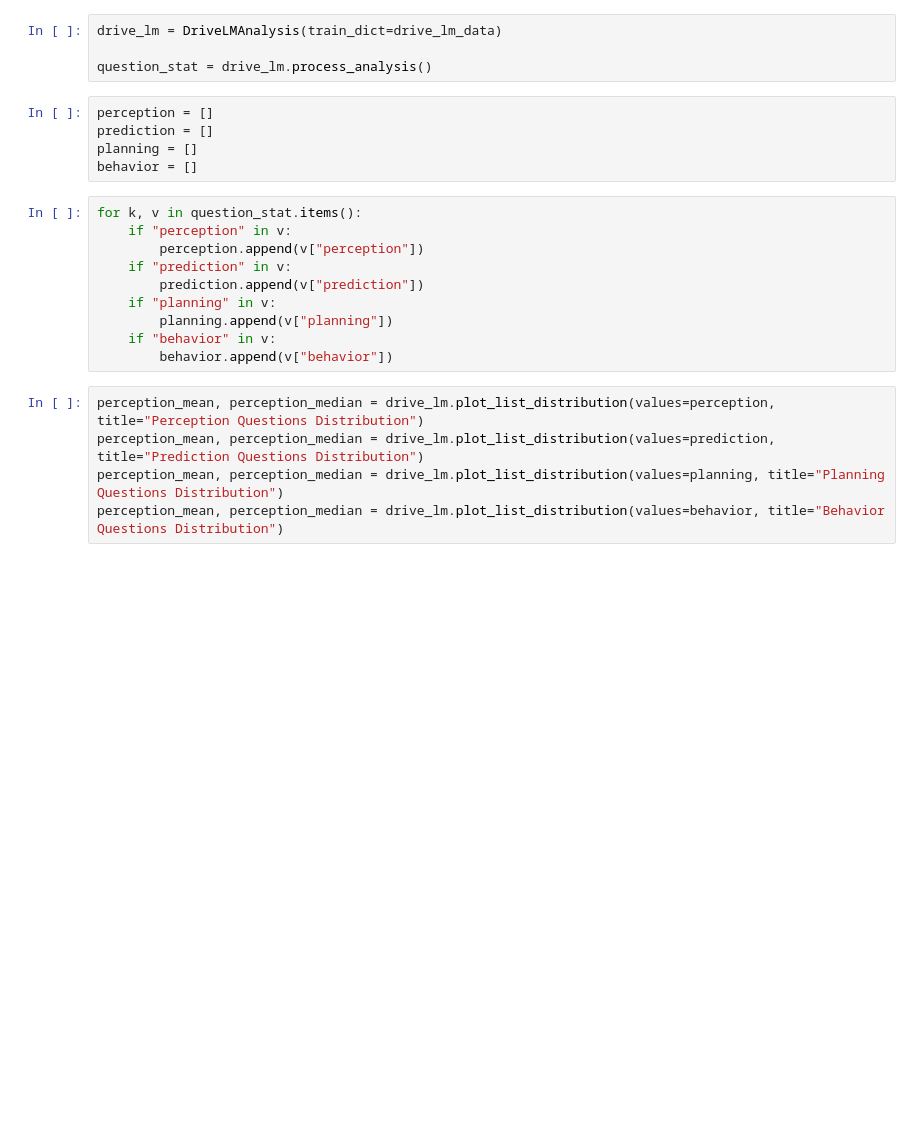
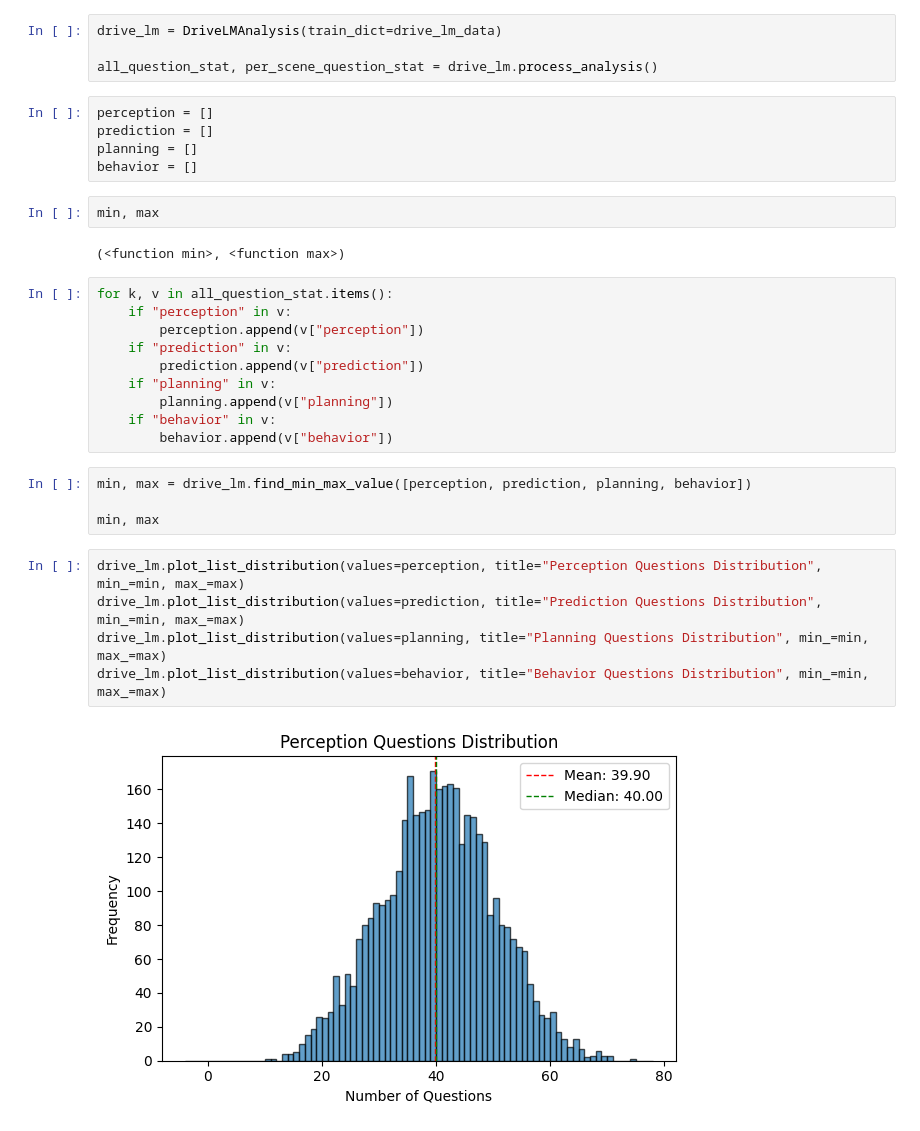
Before and after one commit to rohit-upadhya/driveLM-RAG, a Jupyter notebook: src/analysis/analyze_drive_lm.ipynb, the cells around one changed output. Cells and saved outputs as stored; diff of their text form; blank space fills up the shorter version.

Commit message:
update : updated drive lm analysis

```diff
--- a/src/analysis/analyze_drive_lm.ipynb
+++ b/src/analysis/analyze_drive_lm.ipynb
@@ -16,14 +16,18 @@ with open(drive_lm_train_file, "r") as file:
 # %%
 drive_lm = DriveLMAnalysis(train_dict=drive_lm_data)
 
-question_stat = drive_lm.process_analysis()
+all_question_stat, per_scene_question_stat = drive_lm.process_analysis()
 # %%
 perception = []
 prediction = []
 planning = []
 behavior = []
+# %%
+min, max
+# %% [output]
+(<function min>, <function max>)
 # %%
-for k, v in question_stat.items():
+for k, v in all_question_stat.items():
     if "perception" in v:
         perception.append(v["perception"])
     if "prediction" in v:
@@ -32,8 +36,14 @@ for k, v in question_stat.items():
         planning.append(v["planning"])
     if "behavior" in v:
         behavior.append(v["behavior"])
+# %%
+min, max = drive_lm.find_min_max_value([perception, prediction, planning, behavior])
+
+min, max
 # %%
-perception_mean, perception_median = drive_lm.plot_list_distribution(values=perception, title="Perception Questions Distribution")
-perception_mean, perception_median = drive_lm.plot_list_distribution(values=prediction, title="Prediction Questions Distribution")
-perception_mean, perception_median = drive_lm.plot_list_distribution(values=planning, title="Planning Questions Distribution")
-perception_mean, perception_median = drive_lm.plot_list_distribution(values=behavior, title="Behavior Questions Distribution")
+drive_lm.plot_list_distribution(values=perception, title="Perception Questions Distribution", min_=min, max_=max)
+drive_lm.plot_list_distribution(values=prediction, title="Prediction Questions Distribution", min_=min, max_=max)
+drive_lm.plot_list_distribution(values=planning, title="Planning Questions Distribution", min_=min, max_=max)
+drive_lm.plot_list_distribution(values=behavior, title="Behavior Questions Distribution", min_=min, max_=max)
+# %% [output]
+[figure, added]
```
Also changed, not shown: parts of 7 cells of this notebook, 1 other file.
